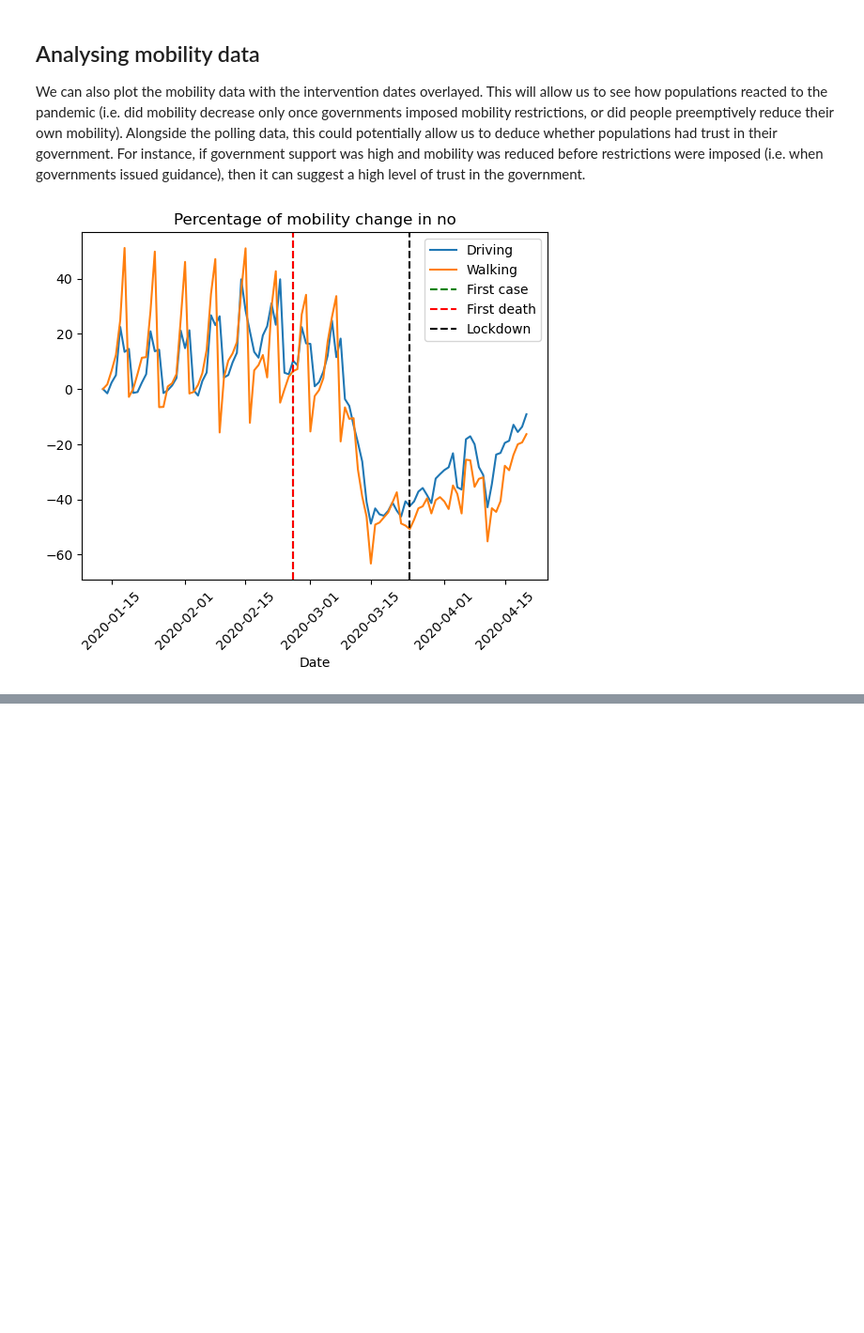
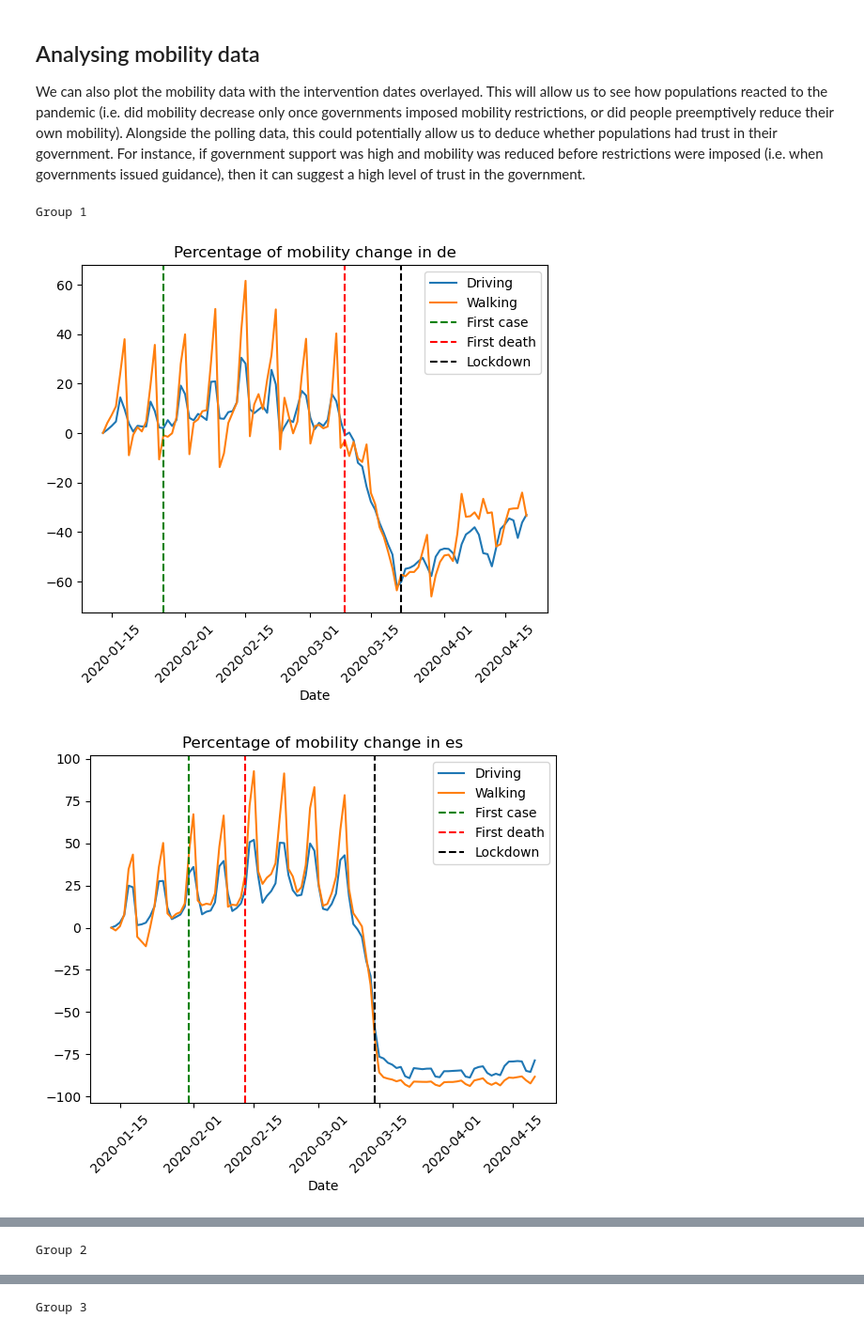
Before and after one commit to epfl-ada/ada-2022-project-zeta, a Jupyter notebook: ADAnalysis_with_mobility.ipynb, the cells around one changed output, grey strips where cells are left out. Shown at 94% size. Saved outputs shown, nothing was run; the diff lists cells and outputs as text; code cells hidden in the pictures; blank space fills up the shorter version.

```diff
--- a/ADAnalysis_with_mobility.ipynb
+++ b/ADAnalysis_with_mobility.ipynb
@@ -14,5 +16,5 @@ from src.plots import *
 # %%
-DATA_PATH = "./data/"
+DATA_PATH = "./wiki_pageviews_covid-master/data/"
 # %% [markdown]
 ## Grouping countries by response
 # %% [markdown]
@@ -166,11 +168,13 @@ We can also plot the mobility data with the intervention dates overlayed. This w
 df_transport = pd.read_csv(DATA_PATH + "applemobilitytrends-2020-04-20.csv.gz")
 df_transport = process_transport_data(df_transport)
 # %%
-# for idx, group in enumerate(response_groups):
-#     print(f"Group {idx + 1}")
-#     for country in group:
-#         plot_driving_walking_mobility(df_transport, df_dates, country)
+for idx, group in enumerate(response_groups):
+    print(f"Group {idx + 1}")
+    for country in group:
+        plot_driving_walking_mobility(df_transport, df_dates, country)
 
-plot_driving_walking_mobility(df_transport, df_dates, "no")
+#plot_driving_walking_mobility(df_transport, df_dates, "no")
 # %% [output]
+Group 1
-[figure, old version]
+[figure, new version]
+[figure, added]
@@ -176,0 +183 @@ plot_driving_walking_mobility(df_transport, df_dates, "no")
+Group 2
@@ -176,0 +187 @@ plot_driving_walking_mobility(df_transport, df_dates, "no")
+Group 3
```
Also changed, not shown: parts of 4 cells of this notebook, 1 other file.
